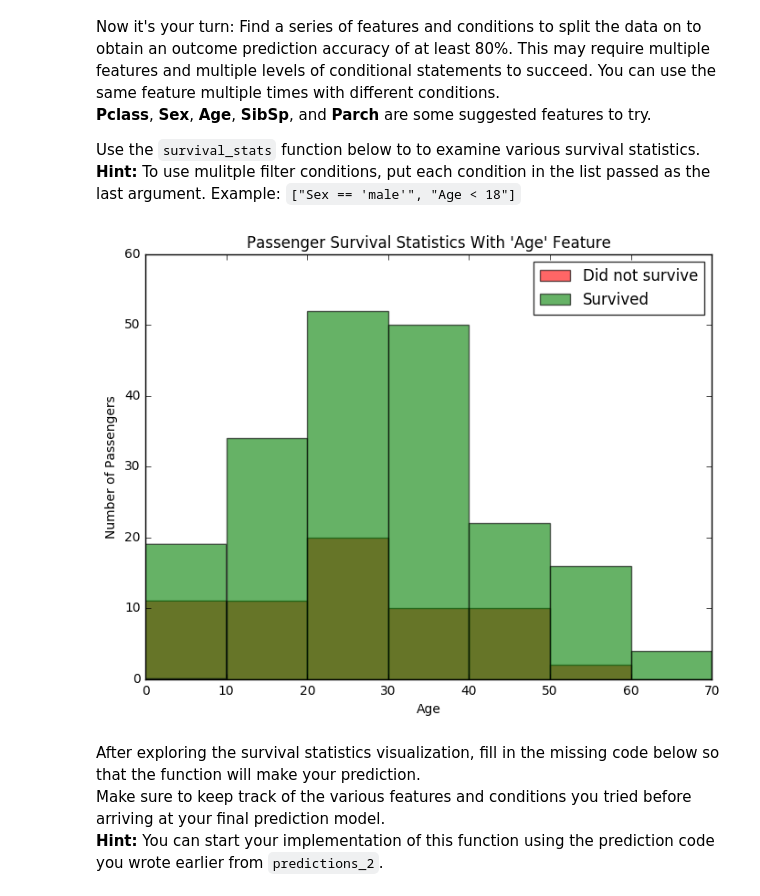
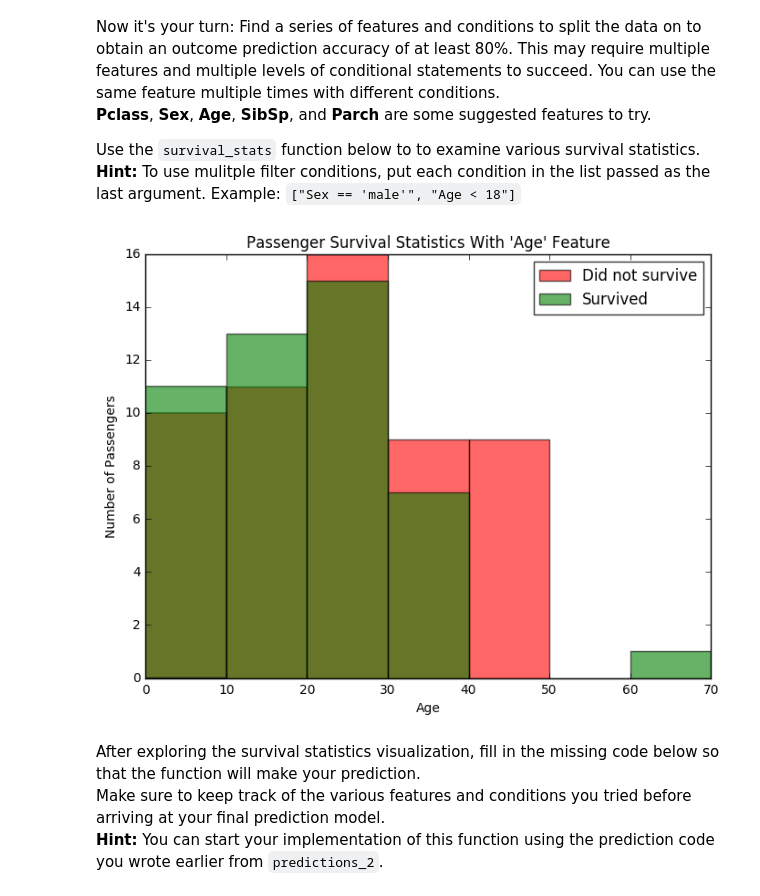
Before and after one commit to SarthakS93/titanic_survival_exploration, a Jupyter notebook: titanic_survival_exploration.ipynb, the cells around one changed output. Cells and saved outputs as stored; diff of their text form; code cells hidden in the pictures.

```diff
--- a/titanic_survival_exploration.ipynb
+++ b/titanic_survival_exploration.ipynb
@@ -212,9 +212,9 @@ Adding the feature **Age** as a condition in conjunction with **Sex** improves t
 Use the `survival_stats` function below to to examine various survival statistics.
 **Hint:** To use mulitple filter conditions, put each condition in the list passed as the last argument. Example: `["Sex == 'male'", "Age < 18"]`
 # %%
-survival_stats(data, outcomes, 'Age', ["Sex == 'female'"])
+survival_stats(data, outcomes, 'Age', ["Sex == 'female'", "Pclass == 3"])
 # %% [output]
-[figure, old version]
+[figure, new version]
 # %% [markdown]
 After exploring the survival statistics visualization, fill in the missing code below so that the function will make your prediction.
 Make sure to keep track of the various features and conditions you tried before arriving at your final prediction model.
```
Also changed, not shown: parts of 9 cells of this notebook, 1 other file.
